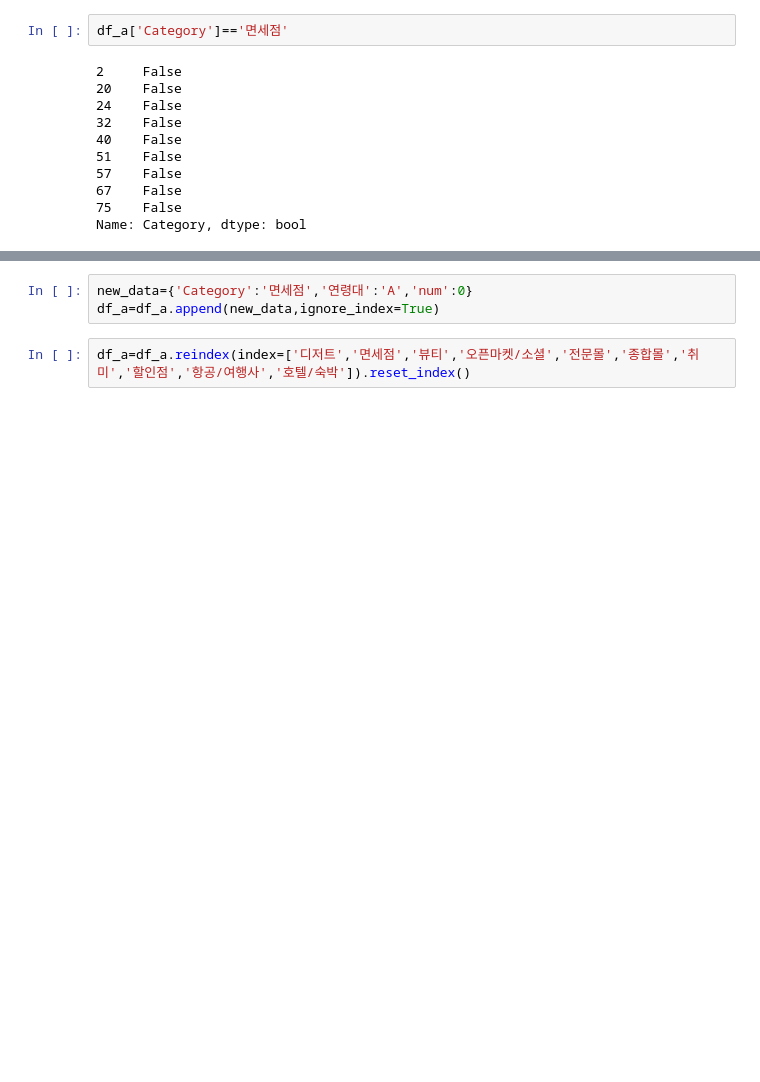
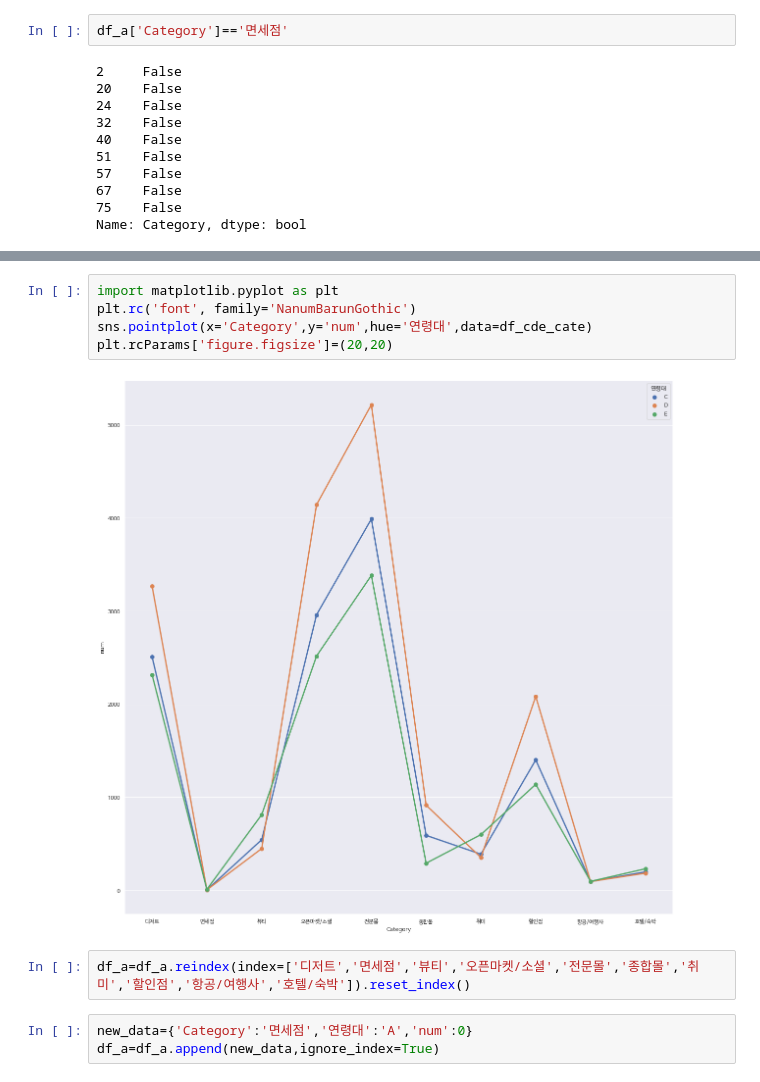
Before and after one commit to danbikiki/machine-learning, a Jupyter notebook: 삼성카드_진짜.ipynb, the cells around one changed output, grey strips where cells are left out. Drawn from its saved outputs; the diff is of its cells as text; blank space fills up the shorter version.

```diff
--- a/삼성카드_진짜.ipynb
+++ b/삼성카드_진짜.ipynb
@@ -642,5 +711,12 @@ df_a
+# %%
+import matplotlib.pyplot as plt
+plt.rc('font', family='NanumBarunGothic')
+sns.pointplot(x='Category',y='num',hue='연령대',data=df_cde_cate)
+plt.rcParams['figure.figsize']=(20,20)
+# %% [output]
+[figure, added]
+# %%
+df_a=df_a.reindex(index=['디저트','면세점','뷰티','오픈마켓/소셜','전문몰','종합몰','취미','할인점','항공/여행사','호텔/숙박']).reset_index()
 # %%
 new_data={'Category':'면세점','연령대':'A','num':0}
 df_a=df_a.append(new_data,ignore_index=True)
-# %%
-df_a=df_a.reindex(index=['디저트','면세점','뷰티','오픈마켓/소셜','전문몰','종합몰','취미','할인점','항공/여행사','호텔/숙박']).reset_index()
```
Also changed, not shown: parts of 22 cells of this notebook.
